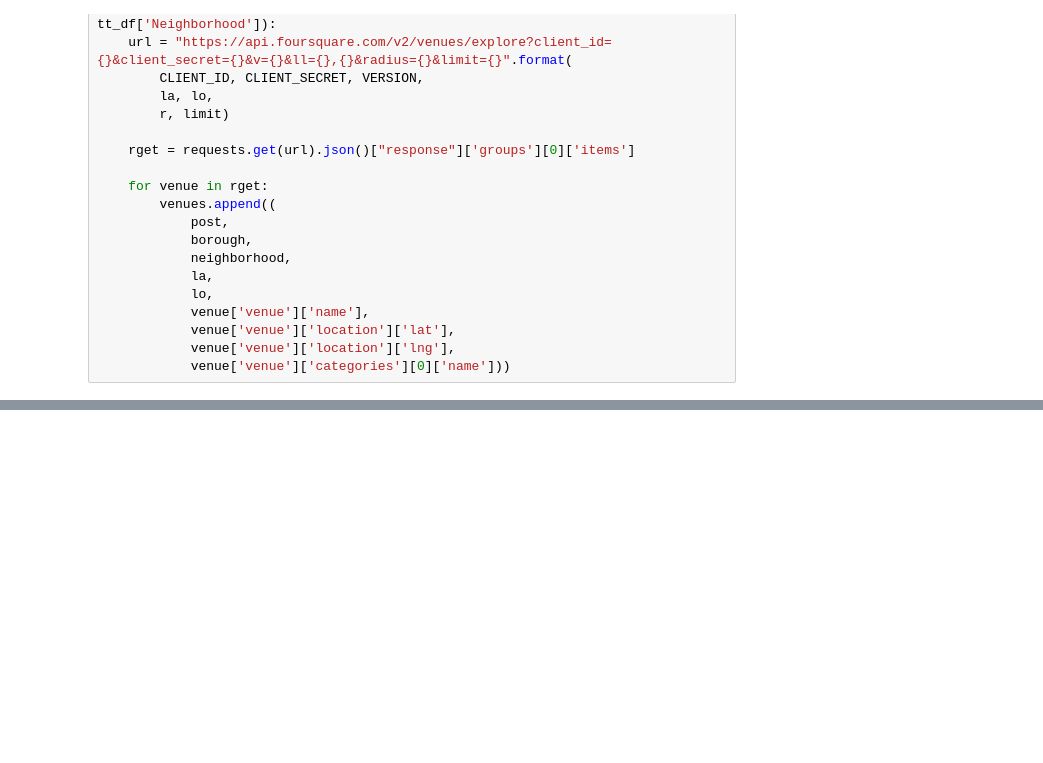
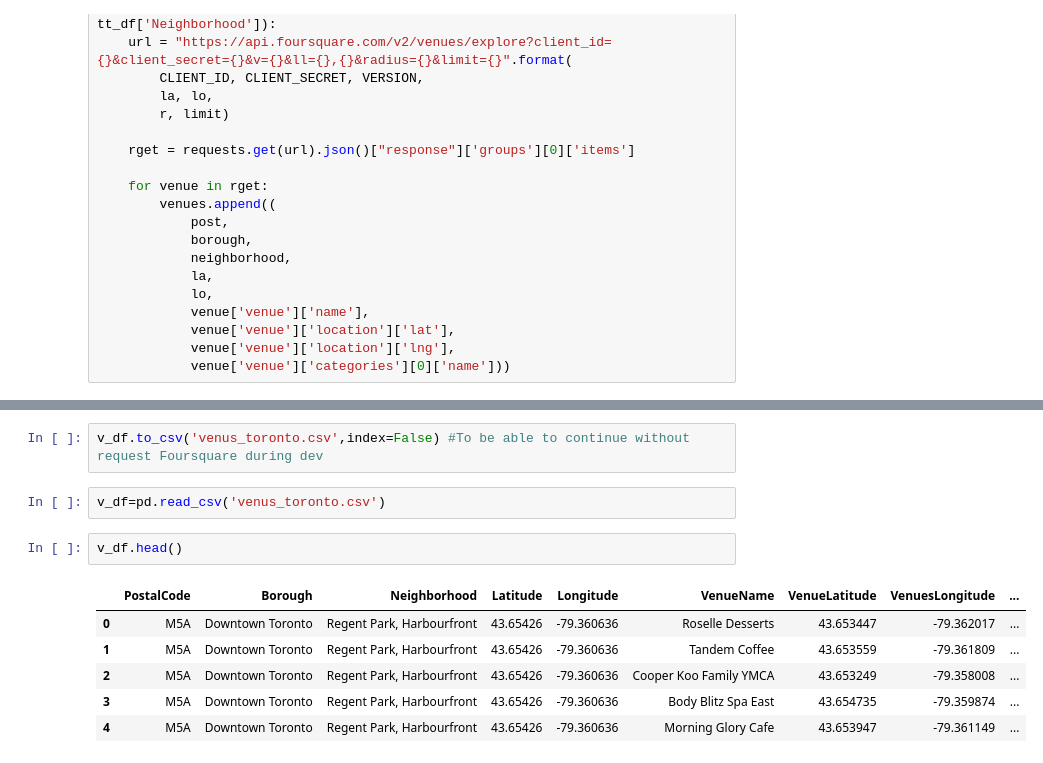
Before and after one commit to gillesw/capstone_ibm, a Jupyter notebook: Module 3/Module3-part3.ipynb, the cells around one changed output, grey strips where cells are left out. Saved outputs shown, nothing was run; the diff lists cells and outputs as text; blank space fills up the shorter version.

```diff
--- a/Module 3/Module3-part3.ipynb
+++ b/Module 3/Module3-part3.ipynb
@@ -317,0 +289,13 @@ v_df.head()
+# %%
+v_df.to_csv('venus_toronto.csv',index=False) #To be able to continue without request Foursquare during dev
+# %%
+v_df=pd.read_csv('venus_toronto.csv')
+# %%
+v_df.head()
+# %% [output]
+|  | PostalCode | Borough | Neighborhood | Latitude | Longitude | VenueName | VenueLatitude | VenuesLongitude | ... |
+| 0 | M5A | Downtown Toronto | Regent Park, Harbourfront | 43.65426 | -79.360636 | Roselle Desserts | 43.653447 | -79.362017 | ... |
+| 1 | M5A | Downtown Toronto | Regent Park, Harbourfront | 43.65426 | -79.360636 | Tandem Coffee | 43.653559 | -79.361809 | ... |
+| 2 | M5A | Downtown Toronto | Regent Park, Harbourfront | 43.65426 | -79.360636 | Cooper Koo Family YMCA | 43.653249 | -79.358008 | ... |
+| 3 | M5A | Downtown Toronto | Regent Park, Harbourfront | 43.65426 | -79.360636 | Body Blitz Spa East | 43.654735 | -79.359874 | ... |
+| 4 | M5A | Downtown Toronto | Regent Park, Harbourfront | 43.65426 | -79.360636 | Morning Glory Cafe | 43.653947 | -79.361149 | ... |
```
Also changed, not shown: parts of 13 cells of this notebook, 1 other file.
